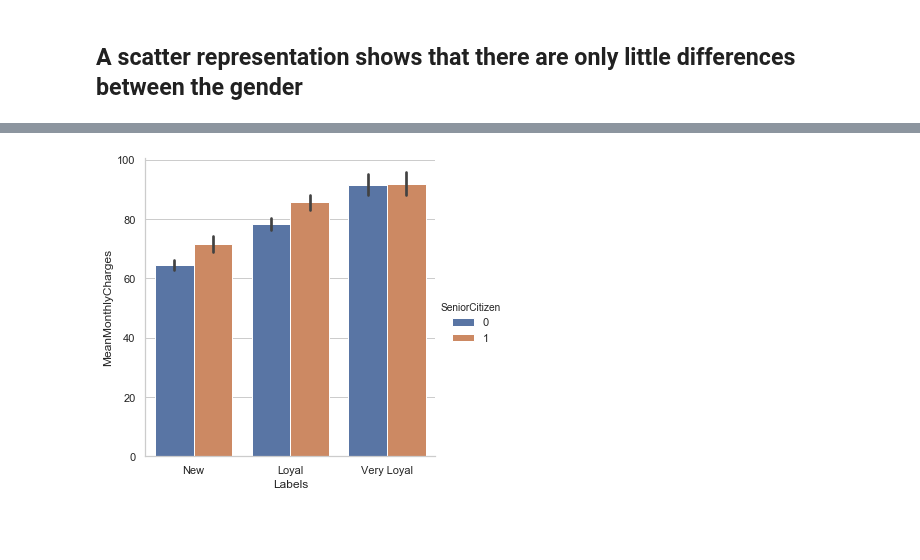
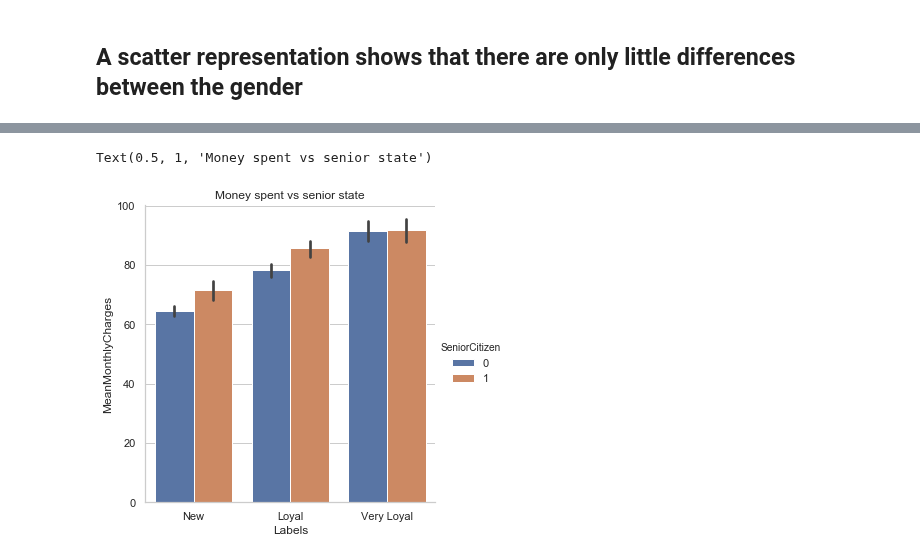
Before and after one commit to BenInTheBox/DataScienceInPractice, a Jupyter notebook: problem_set_1/Ass1_JupyterNotebook.ipynb, the cells around one changed output, grey strips where cells are left out. Saved outputs shown, nothing was run; the diff lists cells and outputs as text; code cells hidden in the pictures; blank space fills up the shorter version.

```diff
--- a/problem_set_1/Ass1_JupyterNotebook.ipynb
+++ b/problem_set_1/Ass1_JupyterNotebook.ipynb
@@ -253,6 +256,7 @@ sns.set(style="whitegrid")
 # %%
-
 sns.catplot(x='Labels', y='MeanMonthlyCharges', hue='SeniorCitizen', kind="bar", data=data_cleaned)
 sns.set(style="whitegrid")
+plt.title('Money spent vs senior state')
 # %% [output]
+Text(0.5, 1, 'Money spent vs senior state')
-[figure, old version]
+[figure, new version]
```
Also changed, not shown: parts of 4 cells of this notebook.
